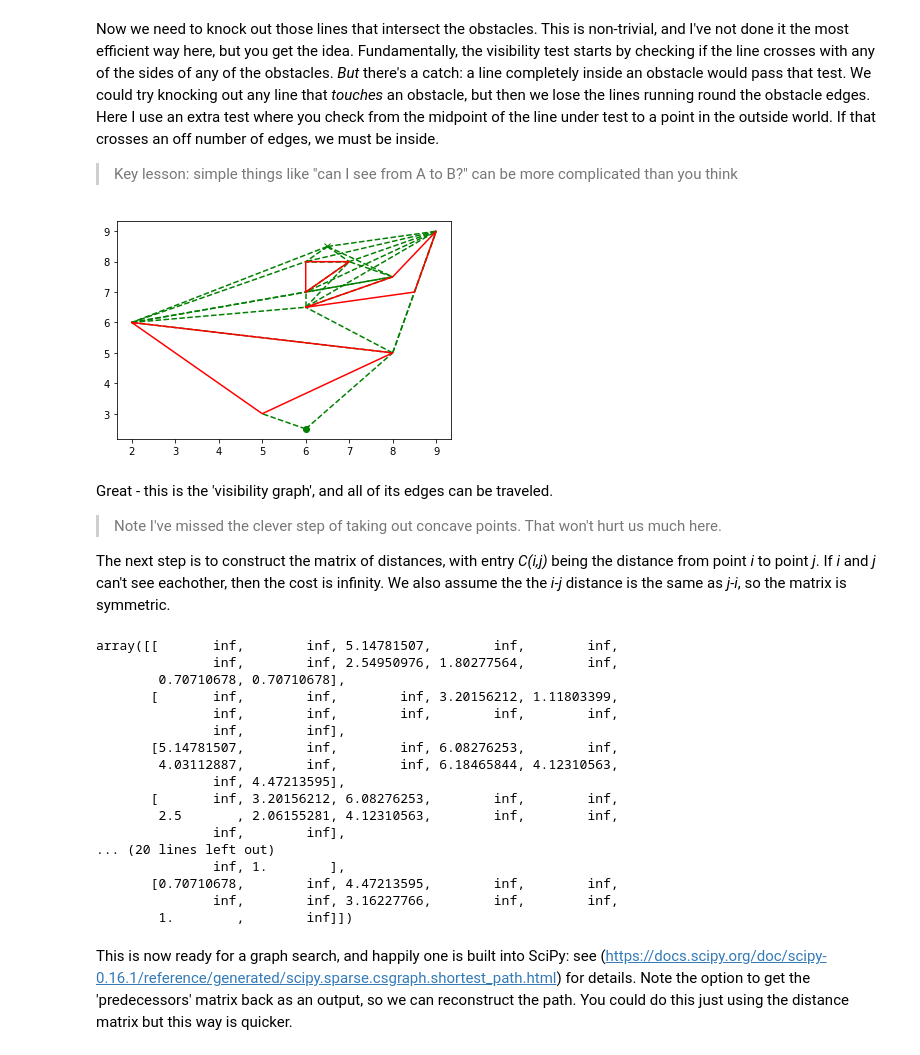
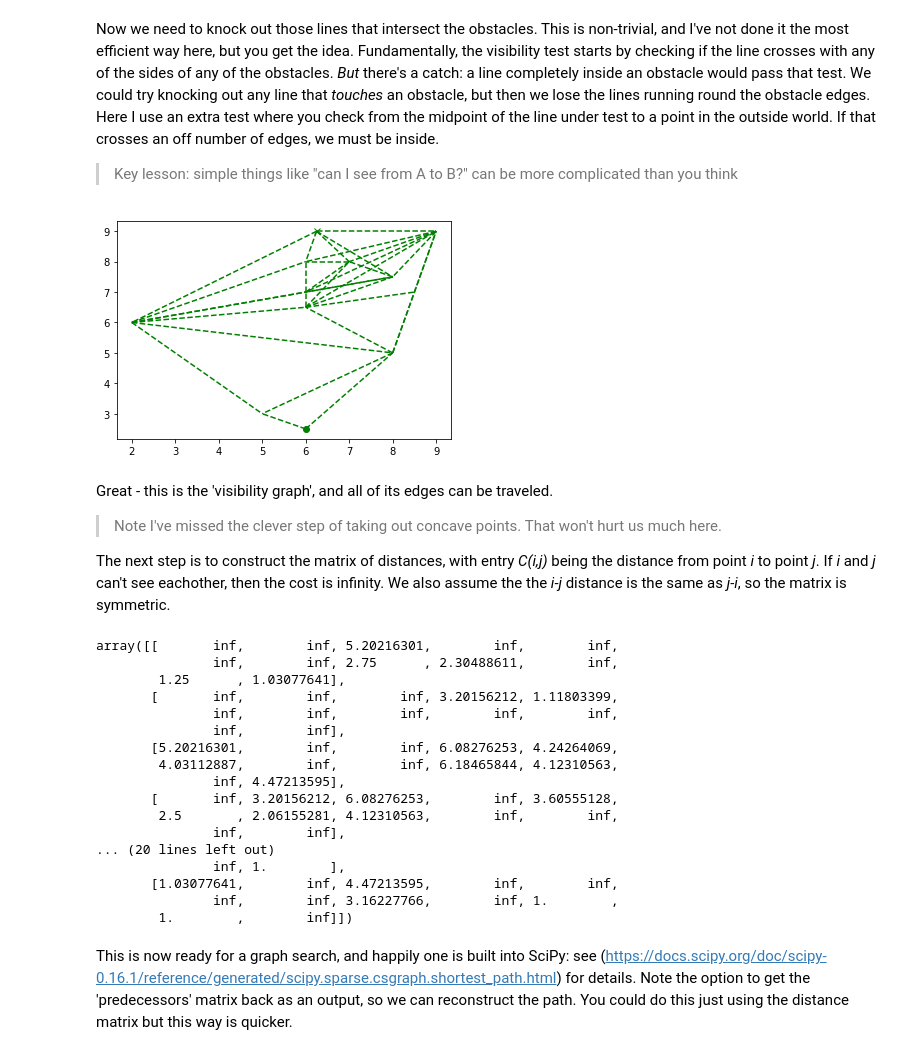
Before and after one commit to arthurrichards77/smply, a Jupyter notebook: visibility.ipynb, the cells around one changed output. Cells and saved outputs as stored; diff of their text form; code cells hidden in the pictures.

Commit message:
Improved visibility checking in visibility graph example.  Having problems with cases of lines along obstacle edges.

```diff
--- a/visibility.ipynb
+++ b/visibility.ipynb
@@ -15,7 +15,7 @@ Define a start point, a goal point, and some obstacles represented as polygons.
 # %%
 obstacles = [np.array([[2.,6.],[8.,5.],[5.,3.]]),np.array([[6.,6.5],[8.5,7.],[9.,9.],[8.,7.5]]),np.array([[6,7],[7,8],[6,8]])]
 start = [6.,2.5]
-goal = [6.5,8.5]
+goal = [6.25,9.]
 
 #obstacles = obstacles.append([np.array([[6,7],[7,8],[6,8]])])
 
@@ -54,52 +54,64 @@ Now we need to knock out those lines that intersect the obstacles.  This is non-
 > Key lesson: simple things like "can I see from A to B?" can be more complicated than you think
 # %%
 def lines_cross(a,b,c,d):
+    if np.all(a==c) and np.all(b==d):
+        print('same')
+        return(False)
+    if np.all(a==d) and np.all(b==c):
+        print('same, reversed')
+        return(False)
     M = np.array([[b[0]-a[0],c[0]-d[0]],[b[1]-a[1],c[1]-d[1]]])
     if np.linalg.det(M)==0.:
         return(False)
     v = np.array([[c[0]-a[0]],[c[1]-a[1]]])
     w = np.linalg.solve(M,v)
-    if w[0]<=0:
+    tol = 1e-9
+    if w[0]<=tol:
         return(False)
-    elif w[0]>=1:
+    elif w[0]>=1-tol:
         return(False)
-    elif w[1]<=0:
+    elif w[1]<=tol:
         return(False)
-    elif w[1]>=1:
+    elif w[1]>=1-tol:
         return(False)
     else:
         return(True)
 
 def line_crosses_obst(a,b,obst):
     for ii in range(len(obst)):
+        if np.all(a==obst[ii-1]) and np.all(b==obst[ii]):
+            return(False)
+        if np.all(b==obst[ii-1]) and np.all(a==obst[ii]):
+            return(False)
         if lines_cross(a,b,obst[ii-1],obst[ii]):
             return(True)
     # extra test in case line is completely inside
     num_crosses = 0
     for ii in range(len(obst)):
         if lines_cross(0.5*(a+b),[max(obst[:,0])+0.01,max(obst[:,1])+0.01],obst[ii-1],obst[ii]):
             num_crosses = num_crosses+1
     if num_crosses%2==1:
         return(True)
     return(False)
 
 def is_visible(a,b,obstacles):
     for ob in obstacles:
         if line_crosses_obst(a,b,ob):
+            #print(a,b,'crosses obst',ob)
             return(False)
     return(True)
 
 for ii in range(len(all_points)):
     for jj in range(ii+1,len(all_points)):
         if is_visible(all_points[ii],all_points[jj],obstacles):
             plt.plot(all_points[[ii,jj],0],all_points[[ii,jj],1],'g--')
 
-for ob in obstacles:
-    plot_poly(ob,'r-')
+#for ob in obstacles:
+    #plot_poly(ob,'r-')
 plt.plot(start[0],start[1],'go',goal[0],goal[1],'gx')
 plt.show()
 # %% [output]
-[figure, old version]
+[figure, new version]
 # %% [markdown]
 Great - this is the 'visibility graph', and all of its edges can be traveled.
 
@@ -117,22 +129,22 @@ for ii in range(len(all_points)):
 
 C
 # %% [output]
-array([[       inf,        inf, 5.14781507,        inf,        inf,
-               inf,        inf, 2.54950976, 1.80277564,        inf,
-        0.70710678, 0.70710678],
+array([[       inf,        inf, 5.20216301,        inf,        inf,
+               inf,        inf, 2.75      , 2.30488611,        inf,
+        1.25      , 1.03077641],
        [       inf,        inf,        inf, 3.20156212, 1.11803399,
                inf,        inf,        inf,        inf,        inf,
                inf,        inf],
-       [5.14781507,        inf,        inf, 6.08276253,        inf,
+       [5.20216301,        inf,        inf, 6.08276253, 4.24264069,
         4.03112887,        inf,        inf, 6.18465844, 4.12310563,
                inf, 4.47213595],
-       [       inf, 3.20156212, 6.08276253,        inf,        inf,
+       [       inf, 3.20156212, 6.08276253,        inf, 3.60555128,
         2.5       , 2.06155281, 4.12310563,        inf,        inf,
                inf,        inf],
 ... (20 lines left out)
                inf, 1.        ],
-       [0.70710678,        inf, 4.47213595,        inf,        inf,
-               inf,        inf, 3.16227766,        inf,        inf,
+       [1.03077641,        inf, 4.47213595,        inf,        inf,
+               inf,        inf, 3.16227766,        inf, 1.        ,
         1.        ,        inf]])
 # %% [markdown]
 This is now ready for a graph search, and happily one is built into SciPy: see (https://docs.scipy.org/doc/scipy-0.16.1/reference/generated/scipy.sparse.csgraph.shortest_path.html) for details.  Note the option to get the 'predecessors' matrix back as an output, so we can reconstruct the path.  You could do this just using the distance matrix but this way is quicker.
```
Also changed, not shown: parts of 4 cells of this notebook.
